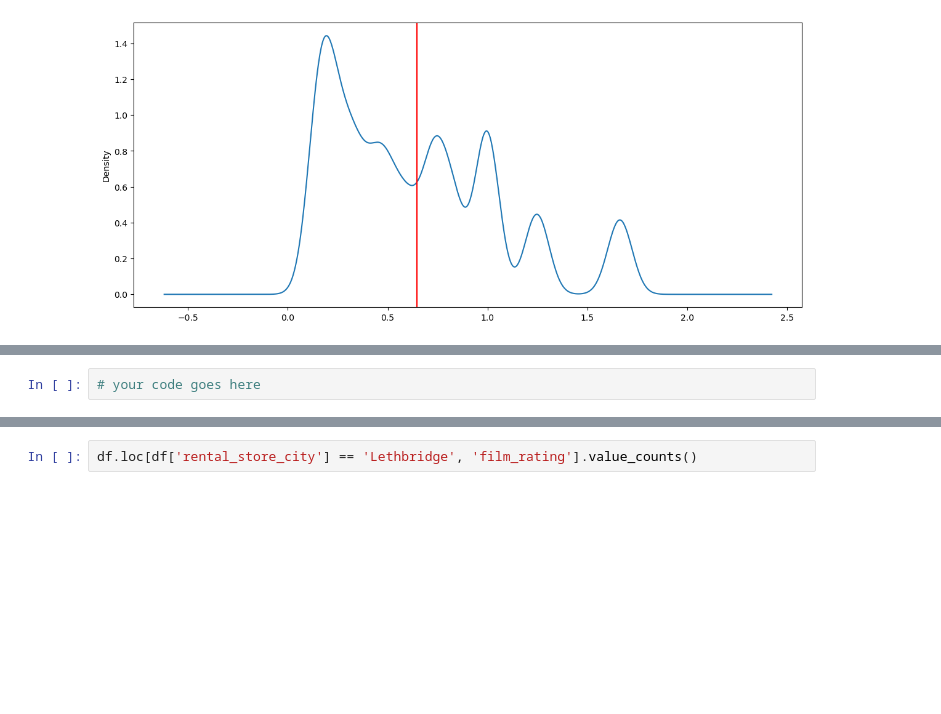
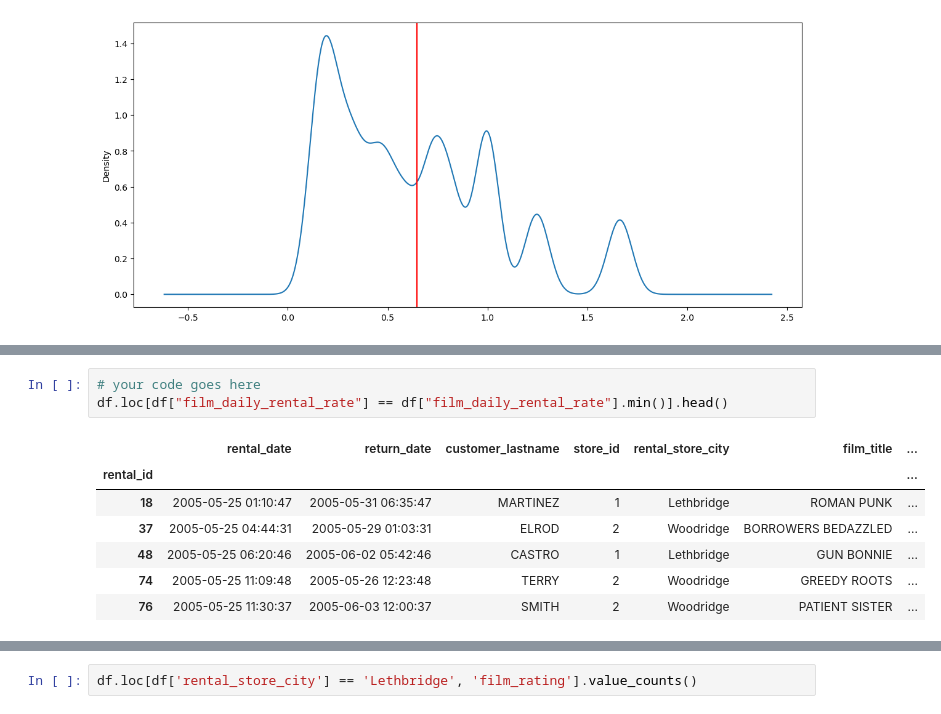
Before and after one commit to marcelox024/FreeCodeCamp-Pandas-Real-Life-Example, a Jupyter notebook: Exercises_2.ipynb, the cells around one changed output, grey strips where cells are left out. Cells and saved outputs as stored; diff of their text form; blank space fills up the shorter version.

```diff
--- a/Exercises_2.ipynb
+++ b/Exercises_2.ipynb
@@ -334,5 +334,14 @@ ax.axvline(df['film_daily_rental_rate'].mean(), color='red')
 ### List 10 films with the lowest daily rental rate
 # %%
 # your code goes here
+df.loc[df["film_daily_rental_rate"] == df["film_daily_rental_rate"].min()].head()
+# %% [output]
+|  | rental_date | return_date | customer_lastname | store_id | rental_store_city | film_title | ... |
+| rental_id |  |  |  |  |  |  | ... |
+| 18 | 2005-05-25 01:10:47 | 2005-05-31 06:35:47 | MARTINEZ | 1 | Lethbridge | ROMAN PUNK | ... |
+| 37 | 2005-05-25 04:44:31 | 2005-05-29 01:03:31 | ELROD | 2 | Woodridge | BORROWERS BEDAZZLED | ... |
+| 48 | 2005-05-25 06:20:46 | 2005-06-02 05:42:46 | CASTRO | 1 | Lethbridge | GUN BONNIE | ... |
+| 74 | 2005-05-25 11:09:48 | 2005-05-26 12:23:48 | TERRY | 2 | Woodridge | GREEDY ROOTS | ... |
+| 76 | 2005-05-25 11:30:37 | 2005-06-03 12:00:37 | SMITH | 2 | Woodridge | PATIENT SISTER | ... |
 # %%
 df.loc[df['film_daily_rental_rate'] == df['film_daily_rental_rate'].min()].head(10)
```
Also changed, not shown: parts of 12 cells of this notebook.
